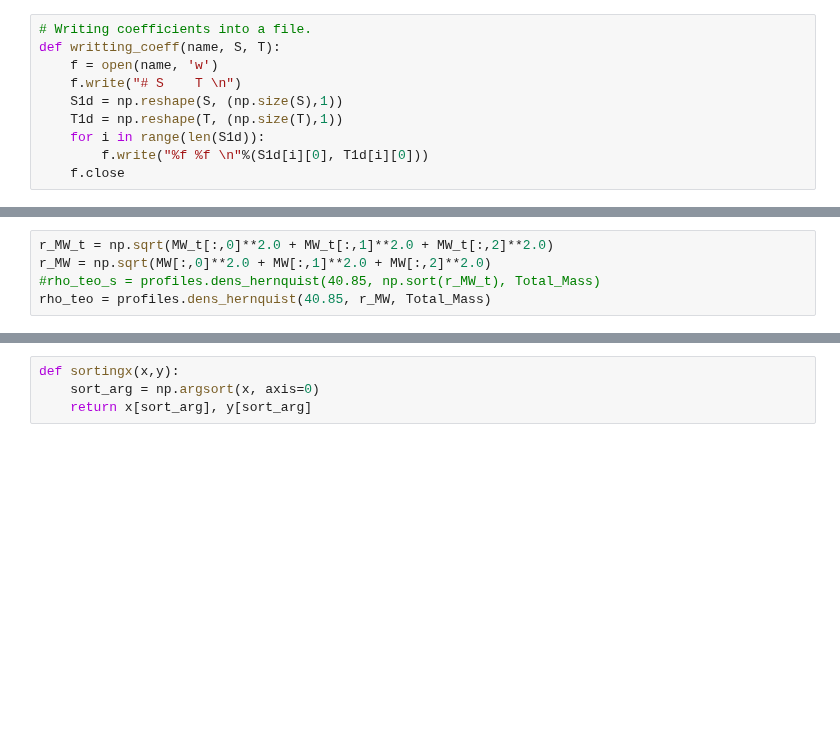
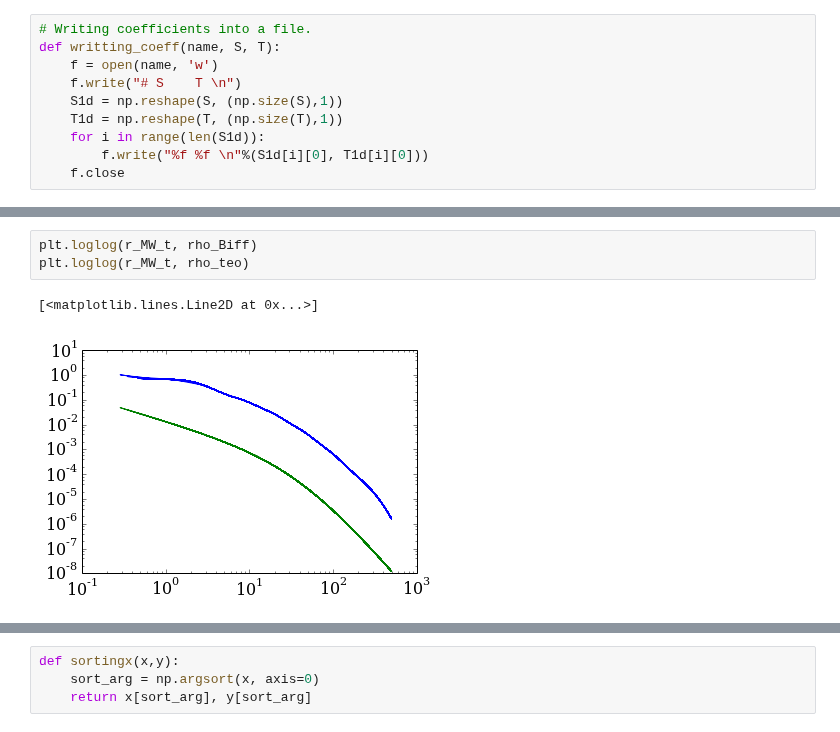
Before and after one commit to jngaravitoc/LMC-MW, a Jupyter notebook: code/SCF/MW_biff.ipynb, the cells around one changed output, grey strips where cells are left out. Drawn from its saved outputs; the diff is of its cells as text; blank space fills up the shorter version.

```diff
--- a/code/SCF/MW_biff.ipynb
+++ b/code/SCF/MW_biff.ipynb
@@ -109,5 +118,0 @@ def STnlm(xyz, mass, rs, n_max, l_max):
-# %%
-r_MW_t = np.sqrt(MW_t[:,0]**2.0 + MW_t[:,1]**2.0 + MW_t[:,2]**2.0)
-r_MW = np.sqrt(MW[:,0]**2.0 + MW[:,1]**2.0 + MW[:,2]**2.0)
-#rho_teo_s = profiles.dens_hernquist(40.85, np.sort(r_MW_t), Total_Mass)
-rho_teo = profiles.dens_hernquist(40.85, r_MW, Total_Mass)
@@ -150,0 +125,6 @@ plt.ylim(1E-6, 2)
+# %%
+plt.loglog(r_MW_t, rho_Biff)
+plt.loglog(r_MW_t, rho_teo)
+# %% [output]
+[<matplotlib.lines.Line2D at 0x...>]
+[figure, added]
```
Also changed, not shown: parts of 38 cells of this notebook.
